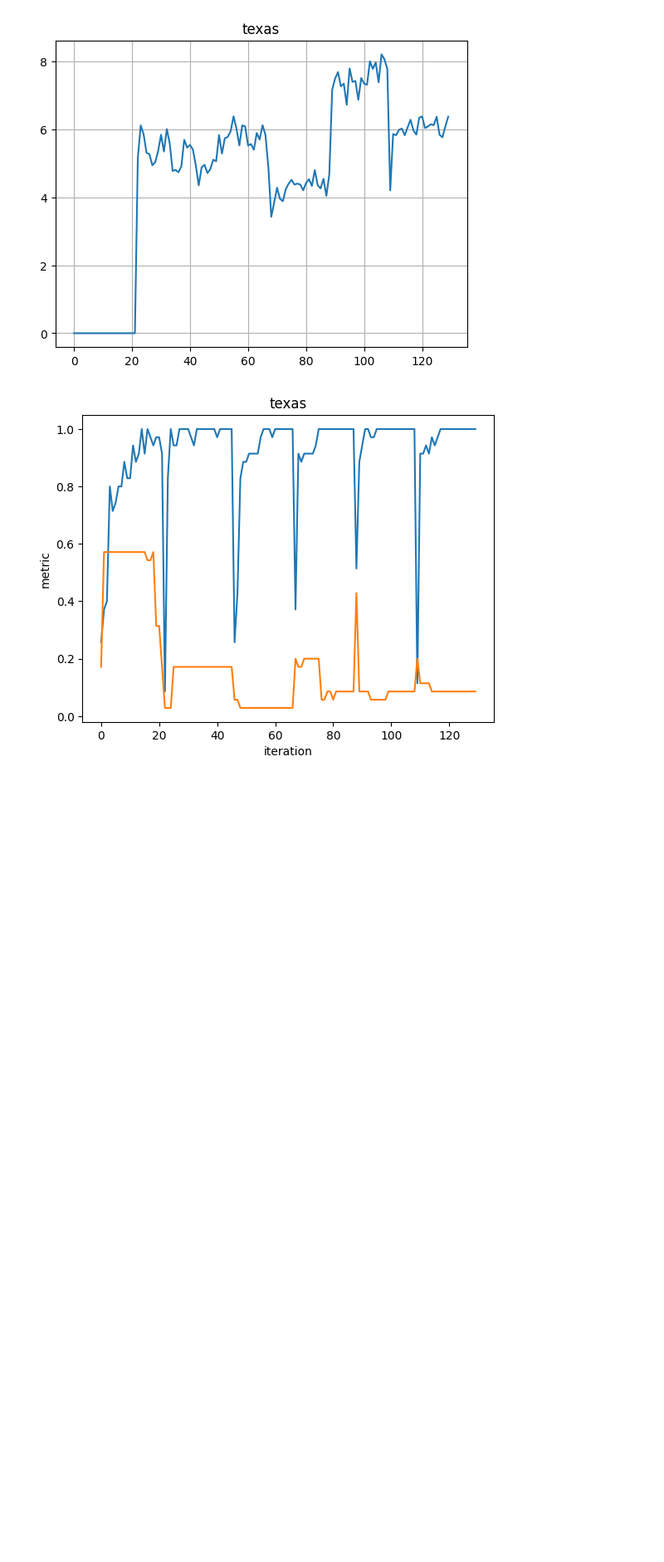
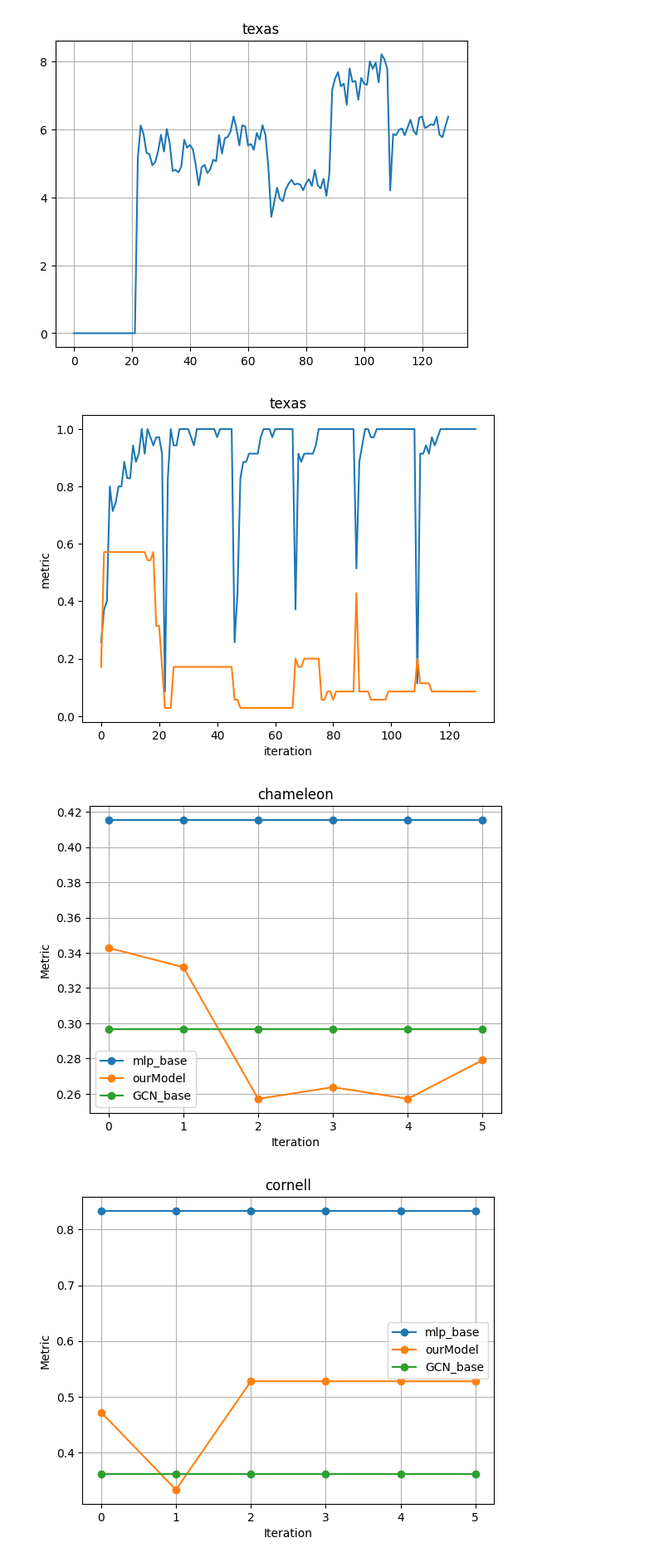
Before and after one commit to Fuyao233/Graph_pseudo_labeling, a Jupyter notebook: data_visualization_1.ipynb, the cells around one changed output. Shown at 83% size. Cells and saved outputs as stored; diff of their text form; code cells hidden in the pictures; blank space fills up the shorter version.

```diff
--- a/data_visualization.ipynb
+++ b/data_visualization_1.ipynb
@@ -489,3 +489,37 @@ plt.title('texas')
 plt.show()
 # %% [output]
 [figure]
+# %%
+# 3.16 数据可视化
+import numpy as np
+import os
+import matplotlib.pyplot as plt
+
+datasets = ['yelp-chi', 'texas', 'wisconsin', 'chameleon', 'squirrel', 'cornell']
+
+# 继续探索下为什么训练数据少反而效果好
+# 展示train 0.4 下的结果，表明在训练数据少的时候效果好
+# 记录change ratio，表明仍有改进空间
+# 画图展示训练流程，说明不能交叉的原因，目前只能这样？
+
+tail = 114
+
+for i, dataset in enumerate(datasets):
+    B = np.load(f'utils_data/ourModel_{dataset}_{tail}/best_val_metric_list.npy')
+    mlp_base = list(np.load(f'utils_data/mlp_{dataset}_{tail}/best_val_metric_list.npy')) * len(B)
+    GCN_base = list(np.load(f'utils_data/GCN_{dataset}_{tail}/best_val_metric_list.npy')) * len(B)
+    plt.plot(mlp_base, 'o-', label='mlp_base')
+    plt.plot(B, 'o-', label='ourModel')
+    plt.plot(GCN_base, 'o-', label='GCN_base')
+    plt.legend()
+    plt.title(f'{dataset}')
+    plt.ylabel('Metric')
+    plt.xlabel('Iteration')
+    plt.grid(True)
+    plt.savefig(f'imgs/{dataset}_{tail}.png')
+    plt.show()
+
+    # break
+# %% [output]
+[figure, added]
+[figure, added]
```
Also changed, not shown: parts of 4 cells of this notebook, 12 other files.
